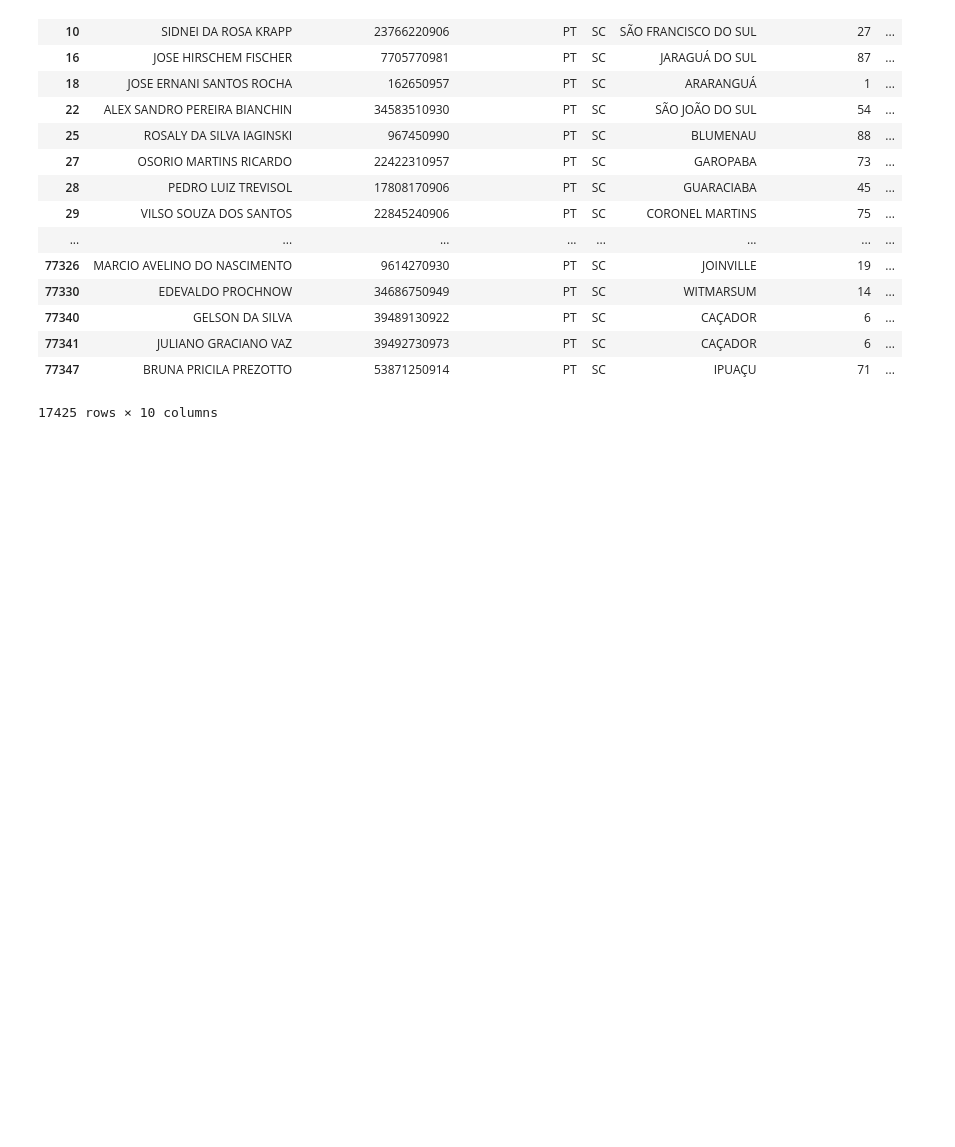
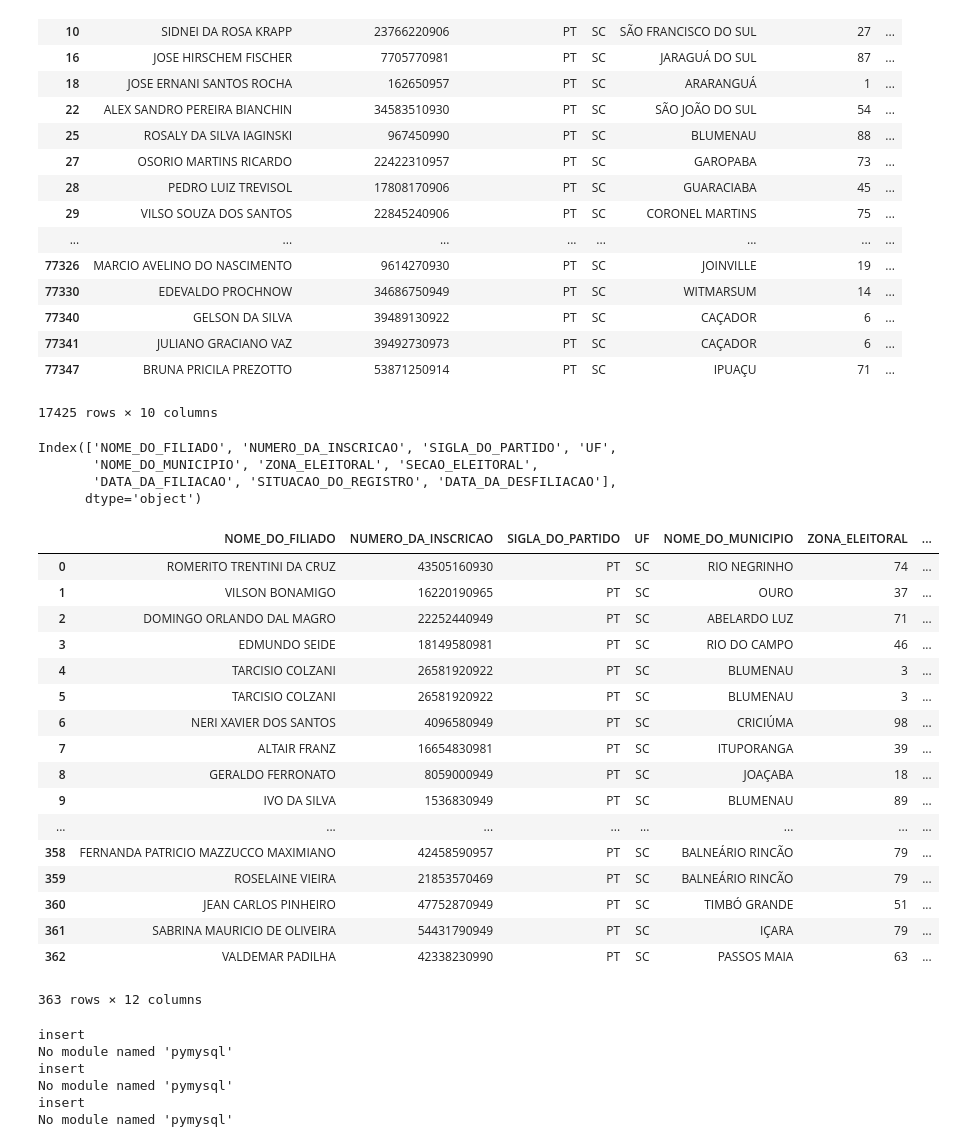
Before and after one commit to jeanschuchardt/FgApp-Public, a Jupyter notebook: poc/jupter/TSE_logica_sem_banco.ipynb, the cells around one changed output. Cells and saved outputs as stored; diff of their text form; code cells hidden in the pictures; blank space fills up the shorter version.

```diff
--- a/poc/jupter/TSE_logica_sem_banco.ipynb
+++ b/poc/jupter/TSE_logica_sem_banco.ipynb
@@ -134,0 +214,58 @@ dr.count() - x.count()
+# %%
+
+#cancelado_is_null.count()/(df_cancelado.count()+cancelado_is_null.count())
+
+df_cancelado.columns
+# %% [output]
+Index(['NOME_DO_FILIADO', 'NUMERO_DA_INSCRICAO', 'SIGLA_DO_PARTIDO', 'UF',
+       'NOME_DO_MUNICIPIO', 'ZONA_ELEITORAL', 'SECAO_ELEITORAL',
+       'DATA_DA_FILIACAO', 'SITUACAO_DO_REGISTRO', 'DATA_DA_DESFILIACAO'],
+      dtype='object')
+# %%
+#f_cancelado.equals(cancelado_is_null)
+mergedStuff = pd.merge(cancelado_not_null, cancelado_is_null, on=['NOME_DO_FILIADO', 'NUMERO_DA_INSCRICAO', 'SIGLA_DO_PARTIDO', 'UF',
+       'NOME_DO_MUNICIPIO', 'ZONA_ELEITORAL', 'SECAO_ELEITORAL',
+        'SITUACAO_DO_REGISTRO'],how='inner')
+#mergedStuff.head()
+mergedStuff
+# %% [output]
+|  | NOME_DO_FILIADO | NUMERO_DA_INSCRICAO | SIGLA_DO_PARTIDO | UF | NOME_DO_MUNICIPIO | ZONA_ELEITORAL | ... |
+| 0 | ROMERITO TRENTINI DA CRUZ | 43505160930 | PT | SC | RIO NEGRINHO | 74 | ... |
+| 1 | VILSON BONAMIGO | 16220190965 | PT | SC | OURO | 37 | ... |
+| 2 | DOMINGO ORLANDO DAL MAGRO | 22252440949 | PT | SC | ABELARDO LUZ | 71 | ... |
+| 3 | EDMUNDO SEIDE | 18149580981 | PT | SC | RIO DO CAMPO | 46 | ... |
+| 4 | TARCISIO COLZANI | 26581920922 | PT | SC | BLUMENAU | 3 | ... |
+| 5 | TARCISIO COLZANI | 26581920922 | PT | SC | BLUMENAU | 3 | ... |
+| 6 | NERI XAVIER DOS SANTOS | 4096580949 | PT | SC | CRICIÚMA | 98 | ... |
+| 7 | ALTAIR FRANZ | 16654830981 | PT | SC | ITUPORANGA | 39 | ... |
+| 8 | GERALDO FERRONATO | 8059000949 | PT | SC | JOAÇABA | 18 | ... |
+| 9 | IVO DA SILVA | 1536830949 | PT | SC | BLUMENAU | 89 | ... |
+| ... | ... | ... | ... | ... | ... | ... | ... |
+| 358 | FERNANDA PATRICIO MAZZUCCO MAXIMIANO | 42458590957 | PT | SC | BALNEÁRIO RINCÃO | 79 | ... |
+| 359 | ROSELAINE VIEIRA | 21853570469 | PT | SC | BALNEÁRIO RINCÃO | 79 | ... |
+| 360 | JEAN CARLOS PINHEIRO | 47752870949 | PT | SC | TIMBÓ GRANDE | 51 | ... |
+| 361 | SABRINA MAURICIO DE OLIVEIRA | 54431790949 | PT | SC | IÇARA | 79 | ... |
+| 362 | VALDEMAR PADILHA | 42338230990 | PT | SC | PASSOS MAIA | 63 | ... |
+363 rows × 12 columns
+# %%
+cancelado_not_null
+
+
+insert (df_regular,'stg_af255')
+insert (cancelado_not_null,'stg_af552')
+insert (cancelado_is_null,'stg_af_data_missing2')
+
+
+# faze r um filtro de tempo passando mes e ano
+# esse filto deve ser generico
+
+# verificar se nos cancalados null e nos cancalados not null nao tem conflitos de id
+
+# varificar o que fazer com os registro com mais de 100 anos
+# %% [output]
+insert
+No module named 'pymysql'
+insert
+No module named 'pymysql'
+insert
+No module named 'pymysql'
```
Also changed, not shown: parts of 33 cells of this notebook, 1 other file.
